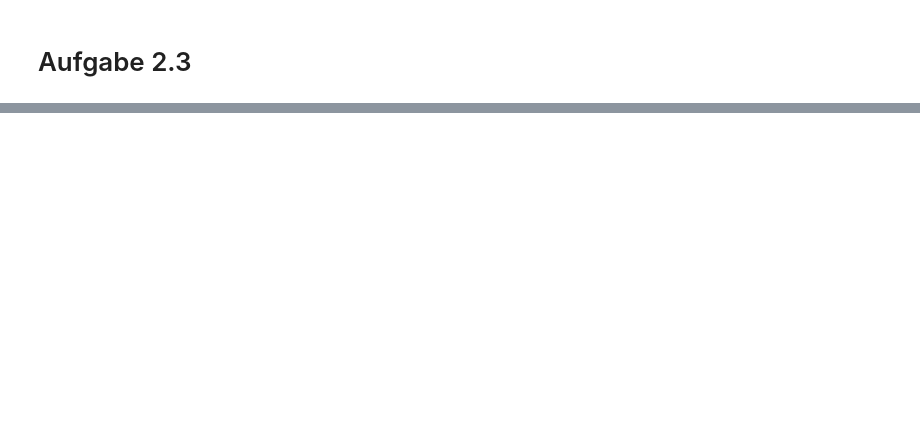
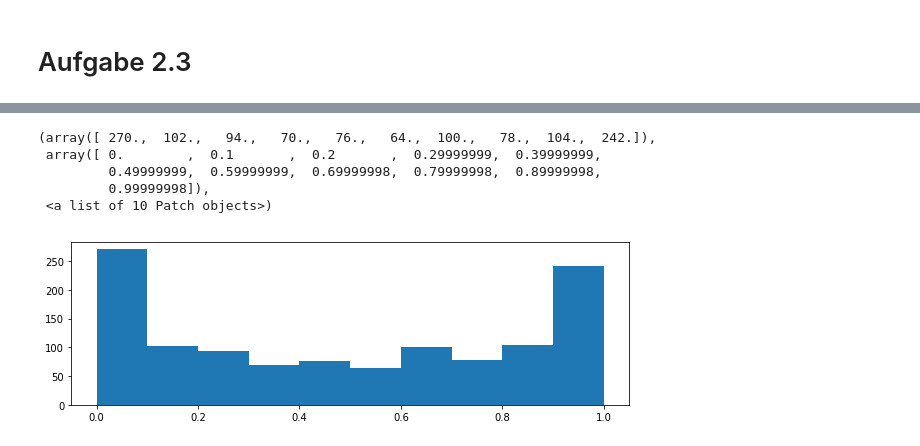
Before and after one commit to tobias-breuer/university-things, a Jupyter notebook: CP1_Übung_2_Lösung_Sven.ipynb, the cells around one changed output, grey strips where cells are left out. Drawn from its saved outputs; the diff is of its cells as text; code cells hidden in the pictures; blank space fills up the shorter version.

```diff
--- a/CP1_Übung_2_Lösung_Sven.ipynb
+++ b/CP1_Übung_2_Lösung_Sven.ipynb
@@ -67,0 +108,10 @@ True
+# %%
+liste = np.reshape(chaotic_map, chaotic_map.shape[0]*chaotic_map.shape[1])
+plt.hist(liste)
+# %% [output]
+(array([ 270.,  102.,   94.,   70.,   76.,   64.,  100.,   78.,  104.,  242.]),
+ array([ 0.        ,  0.1       ,  0.2       ,  0.29999999,  0.39999999,
+         0.49999999,  0.59999999,  0.69999998,  0.79999998,  0.89999998,
+         0.99999998]),
+ <a list of 10 Patch objects>)
+[figure, added]
```
Also changed, not shown: parts of 9 cells of this notebook.
